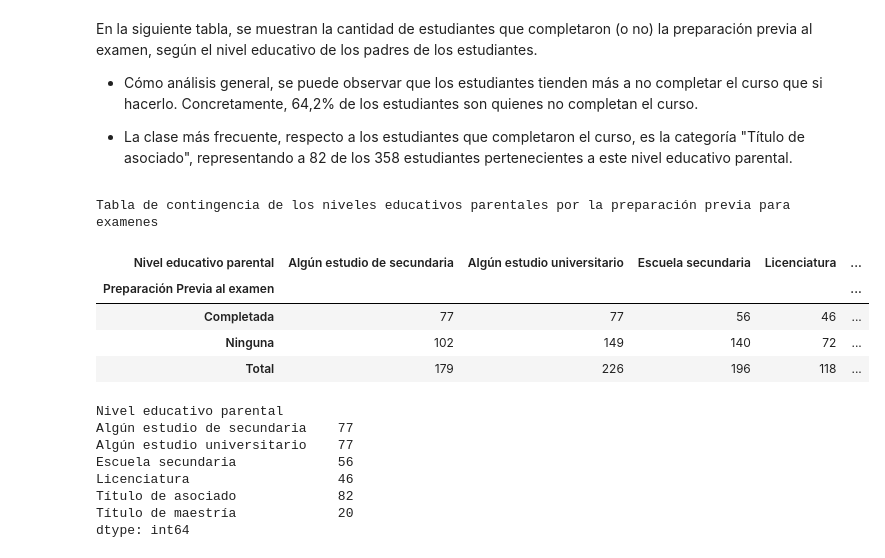
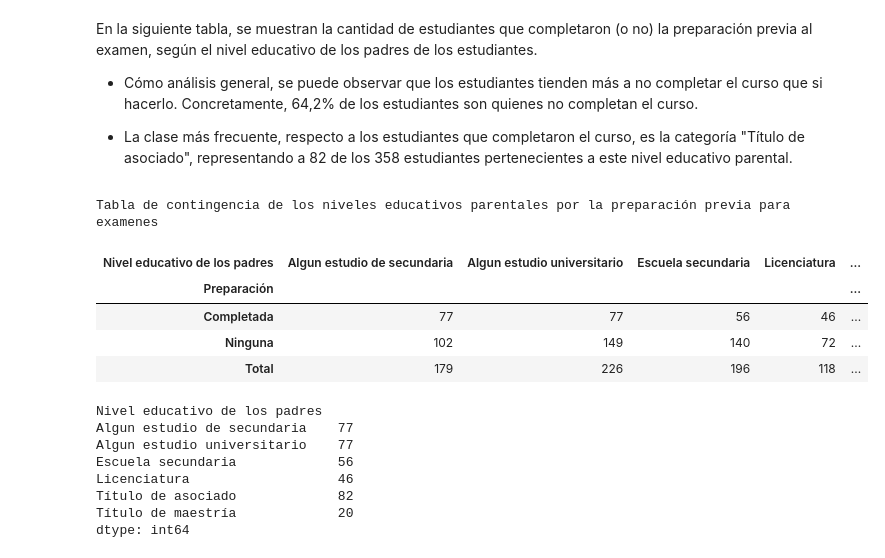
Before and after one commit to Zadquiel-niev/StudentsPerformance-G5-G6-Grupo-5, a Jupyter notebook: jupyter.ipynb, the cells around one changed output. Saved outputs shown, nothing was run; the diff lists cells and outputs as text; code cells hidden in the pictures.

```diff
--- a/jupyter.ipynb
+++ b/jupyter.ipynb
@@ -71,0 +11,18 @@ df.head(5).style
+# %%
+#leer la base de datos en formato csv
+import pandas as pd
+
+pd.set_option('display.notebook_repr_html', True)
+
+def _repr_latex_(self):
+    return "\centering{%s}" % self.to_latex()
+
+pd.DataFrame._repr_latex_ = _repr_latex_
+
+csv = ('https://raw.githubusercontent.com/Rickfer14/StudentsPerformance-G5-G6-Grupo-5/refs/heads/main/Rendimiento%20de%20los%20estudiantes%20de%205to%20y%206to%20grado.csv')
+df = pd.read_csv(csv)
+
+df = df.drop(columns=['Raza', 'Nota en matemáticas', 'Nota en lectura', 'Nota en escritura', 'Nota', 'Género'])
+df['Almuerzo'] = df['Almuerzo'].replace({'Gratis/Reducido': 'Gratis'})
+
+df.head(5)
@@ -77,36 +41,36 @@ En la siguiente tabla, se muestran la cantidad de estudiantes que completaron (o
 
 - La clase más frecuente, respecto a los estudiantes que completaron el curso, es la categoría "Título de asociado", representando a 82 de los 358 estudiantes pertenecientes a este nivel educativo parental.
 # %%
-tabla = pd.crosstab(df['Preparación Previa al examen'],
-            df['Nivel educativo parental'],
+tabla = pd.crosstab(df['Preparación'],
+            df['Nivel educativo de los padres'],
              margins=True,
             margins_name='Total'
 )
 tabla.style.background_gradient(cmap='Blues',low=1.0).set_caption(
 'Tabla de contingencia de los niveles '
 'educativos parentales por la preparación '
 'previa para examenes').set_properties(
 **{'text-align': 'center', 'font-size': '12pt'}
 )
 # %% [output]
 Tabla de contingencia de los niveles educativos parentales por la preparación previa para examenes
-| Nivel educativo parental | Algún estudio de secundaria | Algún estudio universitario | Escuela secundaria | Licenciatura | ... |
-| Preparación Previa al examen |  |  |  |  | ... |
+| Nivel educativo de los padres | Algun estudio de secundaria | Algun estudio universitario | Escuela secundaria | Licenciatura | ... |
+| Preparación |  |  |  |  | ... |
 | Completada | 77 | 77 | 56 | 46 | ... |
 | Ninguna | 102 | 149 | 140 | 72 | ... |
 | Total | 179 | 226 | 196 | 118 | ... |
 # %%
 #filtrar a los estudiantes que solo hayan completado la preparacion
-filtro_curso = df[df['Preparación Previa al examen'] == 'Completada']
+filtro_curso = df[df['Preparación'] == 'Completada']
 
 #separar en grupos a los estudiantes hayan completado la preparacion
 # por el nivel educativo de los padres
-filtro_curso1 = filtro_curso.groupby('Nivel educativo parental').size()
+filtro_curso1 = filtro_curso.groupby('Nivel educativo de los padres').size()
 filtro_curso1
 # %% [output]
-Nivel educativo parental
-Algún estudio de secundaria    77
-Algún estudio universitario    77
+Nivel educativo de los padres
+Algun estudio de secundaria    77
+Algun estudio universitario    77
 Escuela secundaria             56
 Licenciatura                   46
 Título de asociado             82
```
Also changed, not shown: parts of 3 cells of this notebook.
